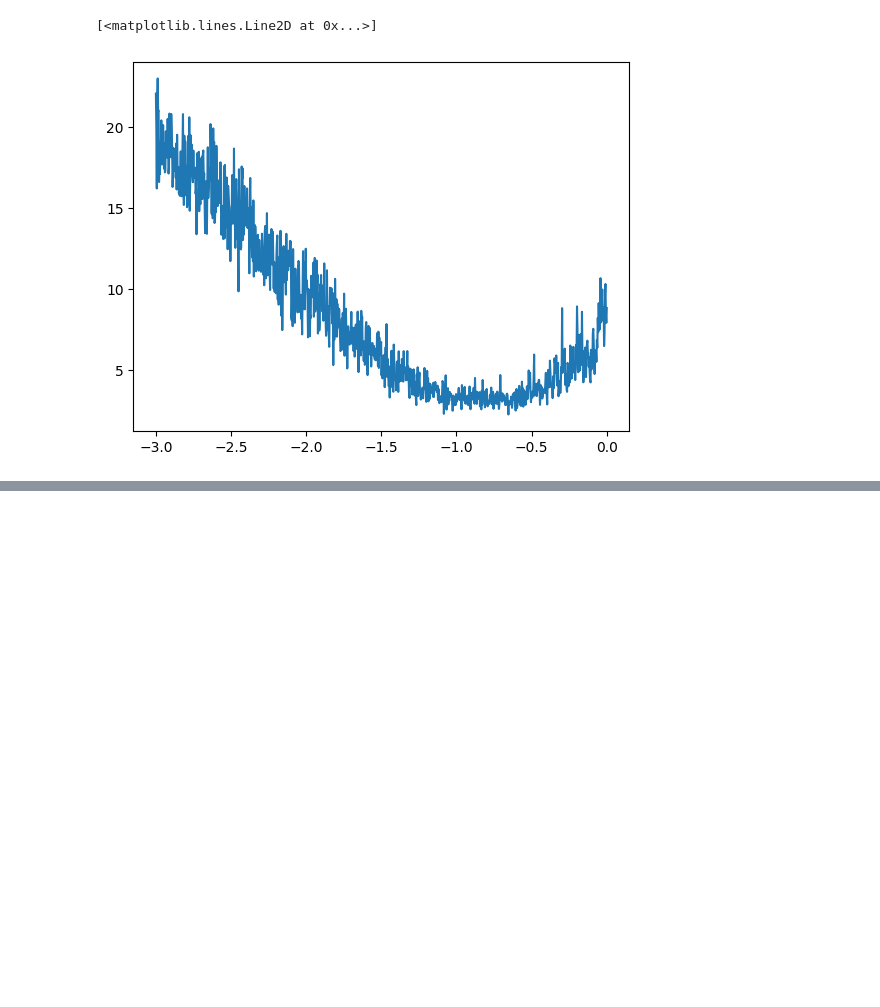
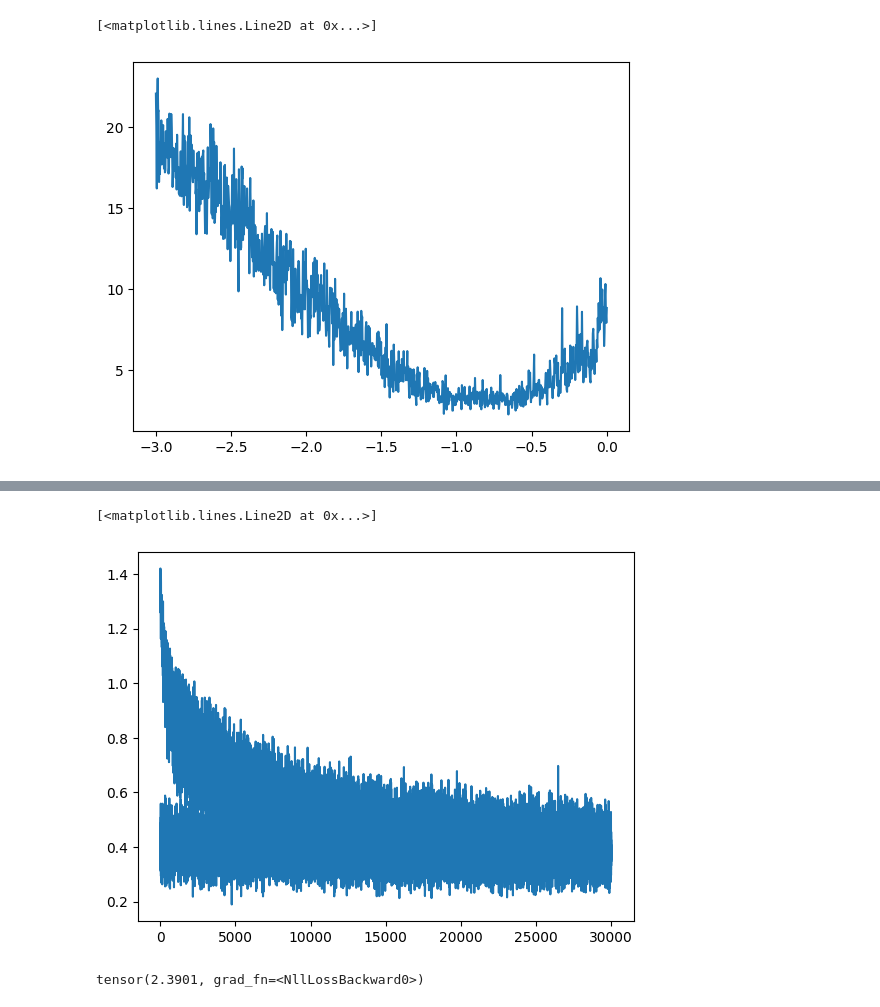
Before and after one commit to HimanshuSharmaKUL/Makemore, a Jupyter notebook: makemore part 2.ipynb, the cells around one changed output, grey strips where cells are left out. Saved outputs shown, nothing was run; the diff lists cells and outputs as text; code cells hidden in the pictures; blank space fills up the shorter version.

```diff
--- a/makemore part 2.ipynb
+++ b/makemore part 2.ipynb
@@ -317,6 +317,9 @@ parameters = [C, W1, b1, W2, b2] #all the parameters
 sum(p.nelement() for p in parameters) #total no. of parameters
 # %% [output]
 3481
+# %%
+for p in parameters:
+    p.requires_grad = True #enabling gradients for all parameters
 # %%
 #Forward pass
 emb = C[X] #embedding layer #32x3x2
@@ -571,0 +634,32 @@ plt.plot(lri, lossi) #i.e. lre around -1 is good , i.e 10^-1 = 0.1 is good learn
+# %%
+stepi = []
+lossi = []
+#seperating our loss initialisations so that when we run the
+#training loop multiple times, it wont wipe out the loss progress
+# %%
+for i in range(30000):
+
+    #minibatch construct
+    ix = torch.randint(0,X.shape[0],(32,)) #randomly sample 32 numbers from 0 to 228146
+
+    #Forward pass
+    emb = C[X[ix]] #embedding layer #First pick only ix indexes from X, and then based on X[ix], pick only X[ix] indexes from C #32x3x2
+    h = torch.tanh(emb.view(-1,3*10) @ W1 + b1) #first layer #32x100
+    logits = h@W2 + b2 #output of W2 layer #32x27
+    loss = F.cross_entropy(logits, Y[ix]) #ix also indexes from Y, so that we can calculate loss for only those 32 examples
+    # print(loss.item())
+
+    #bakcward pass
+    for p in parameters:
+        p.grad = None #setting gradients to 0 before each backward pass
+    loss.backward()
+
+    #update
+    for p in parameters:
+        p.data += -0.01*p.grad #updating the parameters
+
+    #trackstats
+    lossi.append(loss.log10().item())
+    stepi.append(i)
+
+print('Training Loss:', loss.item())
@@ -571,0 +668,16 @@ plt.plot(lri, lossi) #i.e. lre around -1 is good , i.e 10^-1 = 0.1 is good learn
+# %%
+plt.plot(stepi, lossi)
+#thickness in the plot is due to the fact that we're using minibatches, and the gradients are not as good as in full batch
+#small size of the minibatches creates the noise in the gradients, and the model is not able to converge as fast as in full batch
+# %% [output]
+[<matplotlib.lines.Line2D at 0x...>]
+[figure, added]
+# %%
+#Evaluate
+emb = C[Xdev]
+h = torch.tanh(emb.view(-1,3*10) @ W1 + b1)
+logits = h@W2 + b2
+loss = F.cross_entropy(logits, Ydev)
+loss
+# %% [output]
+tensor(2.3901, grad_fn=<NllLossBackward0>)
```
Also changed, not shown: parts of 20 cells of this notebook, 2 other files.
